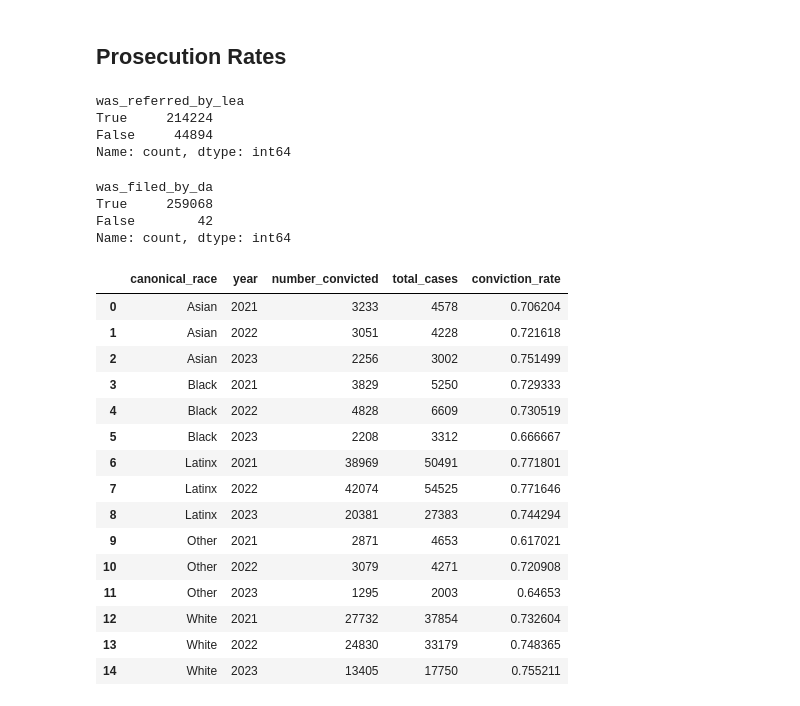
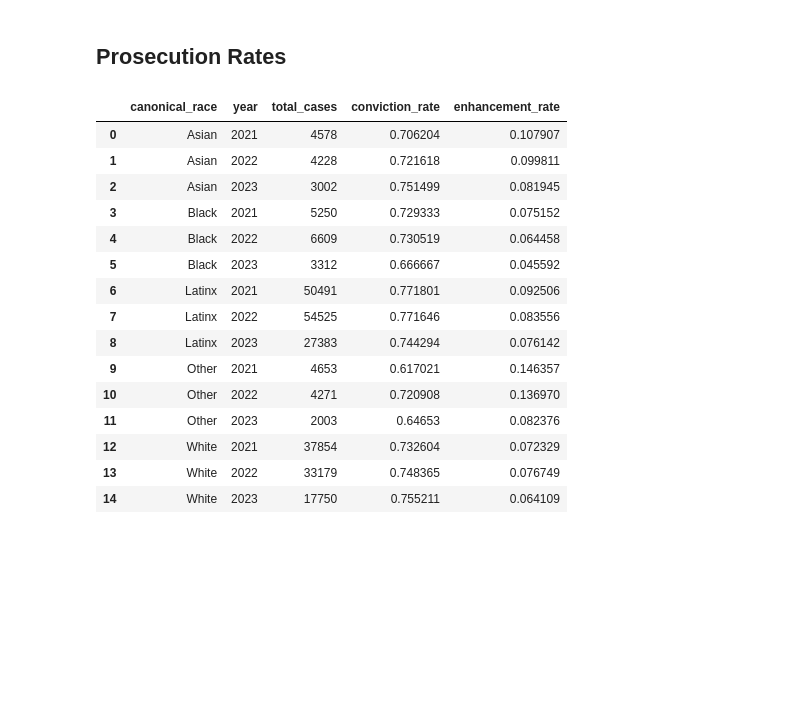
Before and after one commit to laurenbchu/honors-thesis, a Jupyter notebook: notebooks/Data_Exploration.ipynb, the cells around one changed output. Saved outputs shown, nothing was run; the diff lists cells and outputs as text; code cells hidden in the pictures; blank space fills up the shorter version.

```diff
--- a/notebooks/Data_Exploration.ipynb
+++ b/notebooks/Data_Exploration.ipynb
@@ -212,42 +235,39 @@ policing_tbl
 # %% [markdown]
 ## Prosecution Rates
-# %%
-prosecution["was_referred_by_lea"].value_counts()
-# %% [output]
-was_referred_by_lea
-True     214224
-False     44894
-Name: count, dtype: int64
-# %%
-prosecution["was_filed_by_da"].value_counts()
-
-# Because of this result, we cannot compute a disparity rate because there's too little False values
-# %% [output]
-was_filed_by_da
-True     259068
-False        42
-Name: count, dtype: int64
 # %%
-# Calculate conviction rate per race per year
-conviction_rates = prosecution.groupby(["canonical_race", "year"])["was_convicted"].agg(["sum", "count"]).reset_index()
-conviction_rates.rename(columns={"sum": "number_convicted", "count": "total_cases"}, inplace=True)
-conviction_rates["conviction_rate"] = conviction_rates["number_convicted"] / conviction_rates["total_cases"]
+conviction_rates = (prosecution
+    .groupby(["canonical_race", "year"])["was_convicted"]
+    .agg(total_cases="count", conviction_rate="mean")
+    .reset_index()
+)
 
-conviction_rates
+enhancement_rates = (prosecution
+    .groupby(["canonical_race", "year"])["is_enhancement_charge"]
+    .agg(total_cases="count", enhancement_rate="mean")
+    .reset_index()
+)
+
+convictions_enhancements = conviction_rates.merge(
+    enhancement_rates[["canonical_race", "year", "enhancement_rate"]],
+    on=["canonical_race", "year"],
+    how="left"
+)
+
+convictions_enhancements
 # %% [output]
-|  | canonical_race | year | number_convicted | total_cases | conviction_rate |
-| 0 | Asian | 2021 | 3233 | 4578 | 0.706204 |
-| 1 | Asian | 2022 | 3051 | 4228 | 0.721618 |
-| 2 | Asian | 2023 | 2256 | 3002 | 0.751499 |
-| 3 | Black | 2021 | 3829 | 5250 | 0.729333 |
-| 4 | Black | 2022 | 4828 | 6609 | 0.730519 |
-| 5 | Black | 2023 | 2208 | 3312 | 0.666667 |
-| 6 | Latinx | 2021 | 38969 | 50491 | 0.771801 |
-| 7 | Latinx | 2022 | 42074 | 54525 | 0.771646 |
-| 8 | Latinx | 2023 | 20381 | 27383 | 0.744294 |
-| 9 | Other | 2021 | 2871 | 4653 | 0.617021 |
-| 10 | Other | 2022 | 3079 | 4271 | 0.720908 |
-| 11 | Other | 2023 | 1295 | 2003 | 0.64653 |
-| 12 | White | 2021 | 27732 | 37854 | 0.732604 |
-| 13 | White | 2022 | 24830 | 33179 | 0.748365 |
-| 14 | White | 2023 | 13405 | 17750 | 0.755211 |
+|  | canonical_race | year | total_cases | conviction_rate | enhancement_rate |
+| 0 | Asian | 2021 | 4578 | 0.706204 | 0.107907 |
+| 1 | Asian | 2022 | 4228 | 0.721618 | 0.099811 |
+| 2 | Asian | 2023 | 3002 | 0.751499 | 0.081945 |
+| 3 | Black | 2021 | 5250 | 0.729333 | 0.075152 |
+| 4 | Black | 2022 | 6609 | 0.730519 | 0.064458 |
+| 5 | Black | 2023 | 3312 | 0.666667 | 0.045592 |
+| 6 | Latinx | 2021 | 50491 | 0.771801 | 0.092506 |
+| 7 | Latinx | 2022 | 54525 | 0.771646 | 0.083556 |
+| 8 | Latinx | 2023 | 27383 | 0.744294 | 0.076142 |
+| 9 | Other | 2021 | 4653 | 0.617021 | 0.146357 |
+| 10 | Other | 2022 | 4271 | 0.720908 | 0.136970 |
+| 11 | Other | 2023 | 2003 | 0.64653 | 0.082376 |
+| 12 | White | 2021 | 37854 | 0.732604 | 0.072329 |
+| 13 | White | 2022 | 33179 | 0.748365 | 0.076749 |
+| 14 | White | 2023 | 17750 | 0.755211 | 0.064109 |
```
Also changed, not shown: parts of 19 cells of this notebook.
